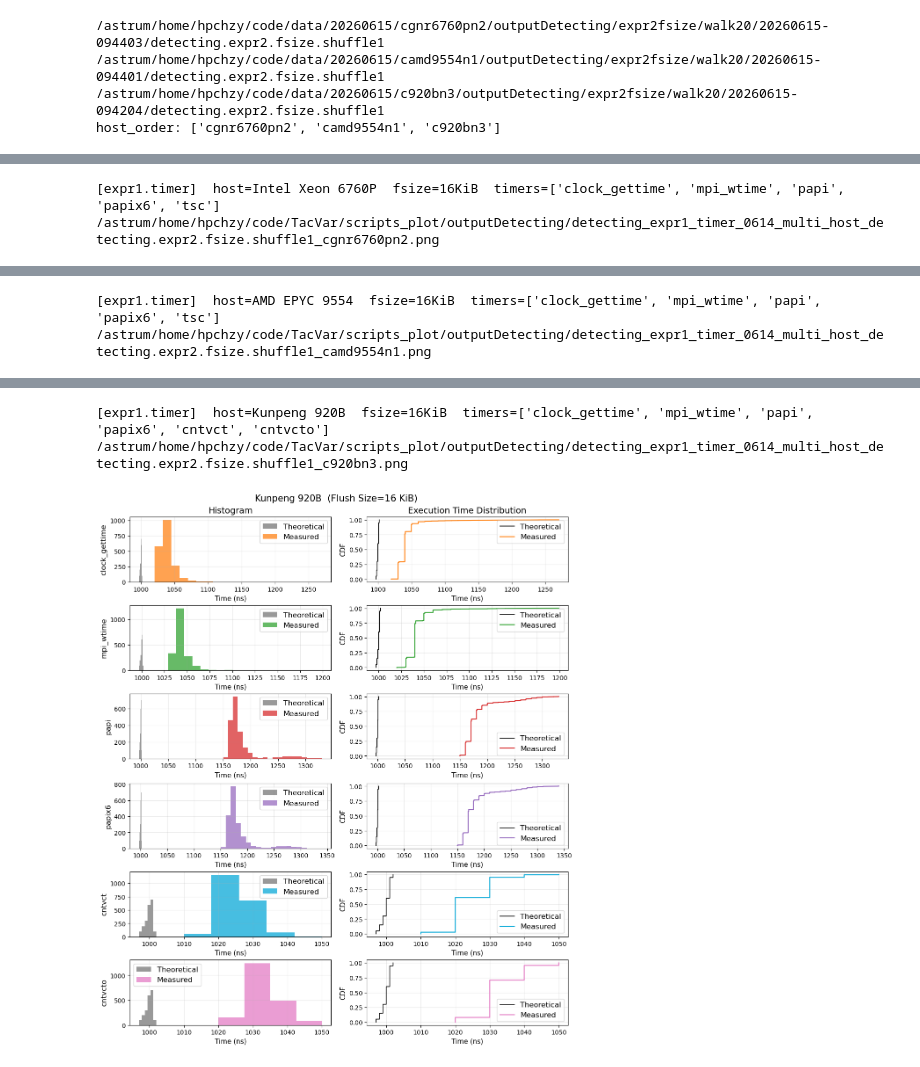
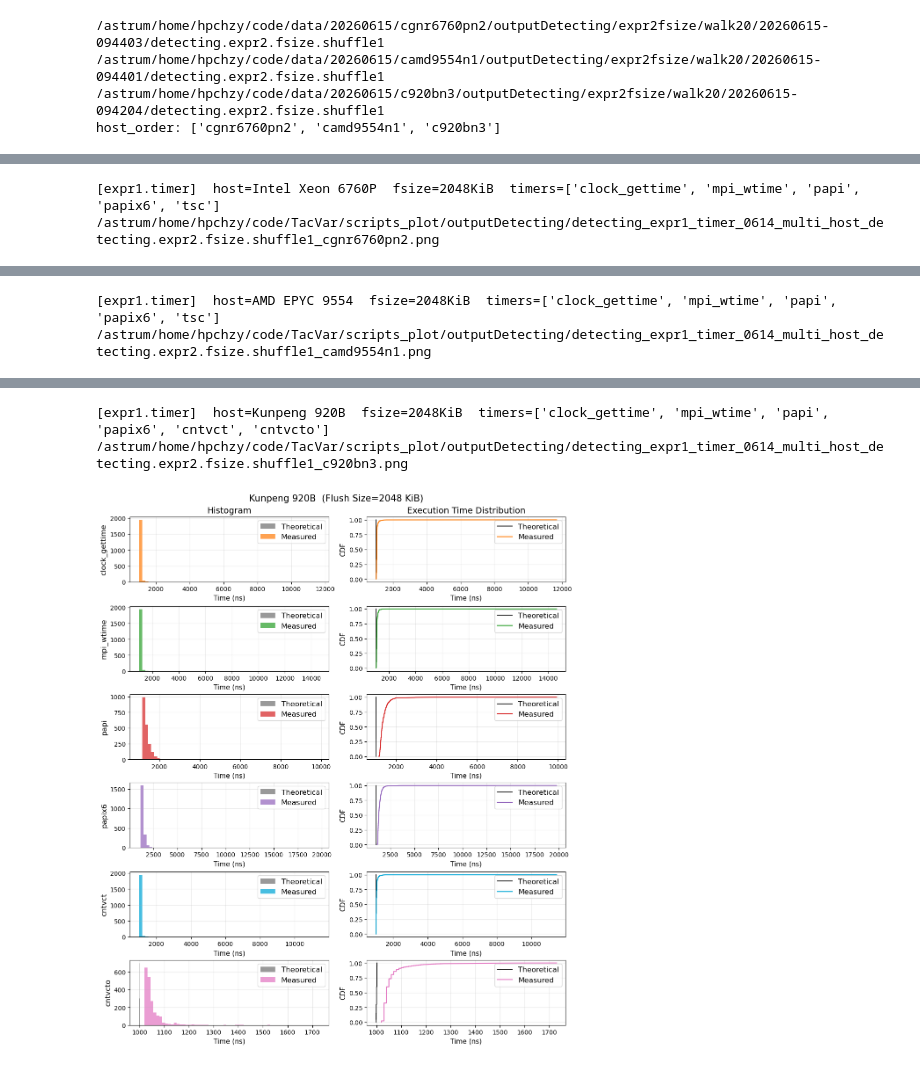
Before and after one commit to HunterHan/TacVar, a Jupyter notebook: scripts/plot_entry_detecting.expr1Timer.0614.ipynb, the cells around one changed output, grey strips where cells are left out. Cells and saved outputs as stored; diff of their text form; code cells hidden in the pictures.

```diff
--- a/scripts/plot_entry_detecting.expr1Timer.0614.ipynb
+++ b/scripts/plot_entry_detecting.expr1Timer.0614.ipynb
@@ -34,11 +34,13 @@ RUN_ROOTS_SHUFFLE2 = [
 RUN_ROOTS = RUN_ROOTS_SHUFFLE1
 
 # Single flush size to plot (expr1.timer view); 16 KiB matches the 0611 notebook.
-FSIZE_KIB = 16
+FSIZE_KIB = 2048
 # Drop the top tail of measured samples before plotting (per timer).
-QUANTILE_DROP = 0.99
+QUANTILE_DROP = 1.0
 # CDF x-range; set to a (lo, hi) tuple to fix it, or None to autoscale.
 CDF_XLIM = None
+# Measured-histogram bin count (was hard-capped at 20). int, or 'auto'/'fd' for numpy adaptive.
+HIST_BINS = 60
 
 # ---- font sizes (tune here) ----
 ROWLABEL_FONTSIZE   = 12   # timer name (hist y-label)
@@ -242,8 +238,7 @@ for host in hosts:
 
         tbins = min(20, max(3, len(np.unique(theory)))) if theory.size else 3
         ax_hist.hist(theory, bins=tbins, alpha=0.40, color='black', label='Theoretical')
-        mbins = min(20, max(3, len(np.unique(measured)))) if measured.size else 3
-        ax_hist.hist(measured, bins=mbins, alpha=0.72, color=color, label='Measured')
+        ax_hist.hist(measured, bins=HIST_BINS, alpha=0.72, color=color, label='Measured')
         ax_hist.set_ylabel(timer, fontsize=ROWLABEL_FONTSIZE)
         ax_hist.set_xlabel('Time (ns)', fontsize=AXIS_LABEL_FONTSIZE)
         ax_hist.grid(True, alpha=0.25)
@@ -272,5 +267,5 @@ for host in hosts:
         print(out)
     plt.show()
 # %% [output]
-[expr1.timer]  host=Intel Xeon 6760P  fsize=16KiB  timers=['clock_gettime', 'mpi_wtime', 'papi', 'papix6', 'tsc']
+[expr1.timer]  host=Intel Xeon 6760P  fsize=2048KiB  timers=['clock_gettime', 'mpi_wtime', 'papi', 'papix6', 'tsc']
 /astrum/home/hpchzy/code/TacVar/scripts_plot/outputDetecting/detecting_expr1_timer_0614_multi_host_detecting.expr2.fsize.shuffle1_cgnr6760pn2.png
@@ -278,2 +273,2 @@ for host in hosts:
-[expr1.timer]  host=AMD EPYC 9554  fsize=16KiB  timers=['clock_gettime', 'mpi_wtime', 'papi', 'papix6', 'tsc']
+[expr1.timer]  host=AMD EPYC 9554  fsize=2048KiB  timers=['clock_gettime', 'mpi_wtime', 'papi', 'papix6', 'tsc']
 /astrum/home/hpchzy/code/TacVar/scripts_plot/outputDetecting/detecting_expr1_timer_0614_multi_host_detecting.expr2.fsize.shuffle1_camd9554n1.png
@@ -281,3 +276,3 @@ for host in hosts:
-[expr1.timer]  host=Kunpeng 920B  fsize=16KiB  timers=['clock_gettime', 'mpi_wtime', 'papi', 'papix6', 'cntvct', 'cntvcto']
+[expr1.timer]  host=Kunpeng 920B  fsize=2048KiB  timers=['clock_gettime', 'mpi_wtime', 'papi', 'papix6', 'cntvct', 'cntvcto']
 /astrum/home/hpchzy/code/TacVar/scripts_plot/outputDetecting/detecting_expr1_timer_0614_multi_host_detecting.expr2.fsize.shuffle1_c920bn3.png
-[figure, old version]
+[figure, new version]
```
Also changed, not shown: parts of 2 cells of this notebook, 3 other files.
